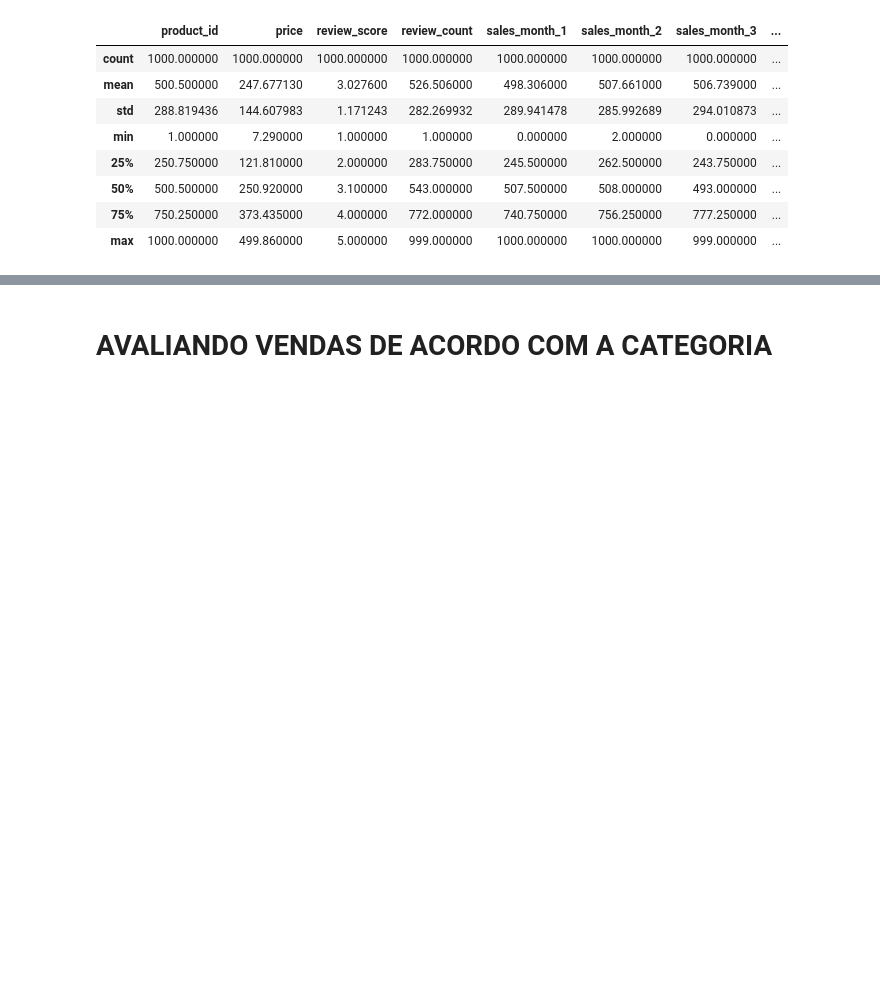
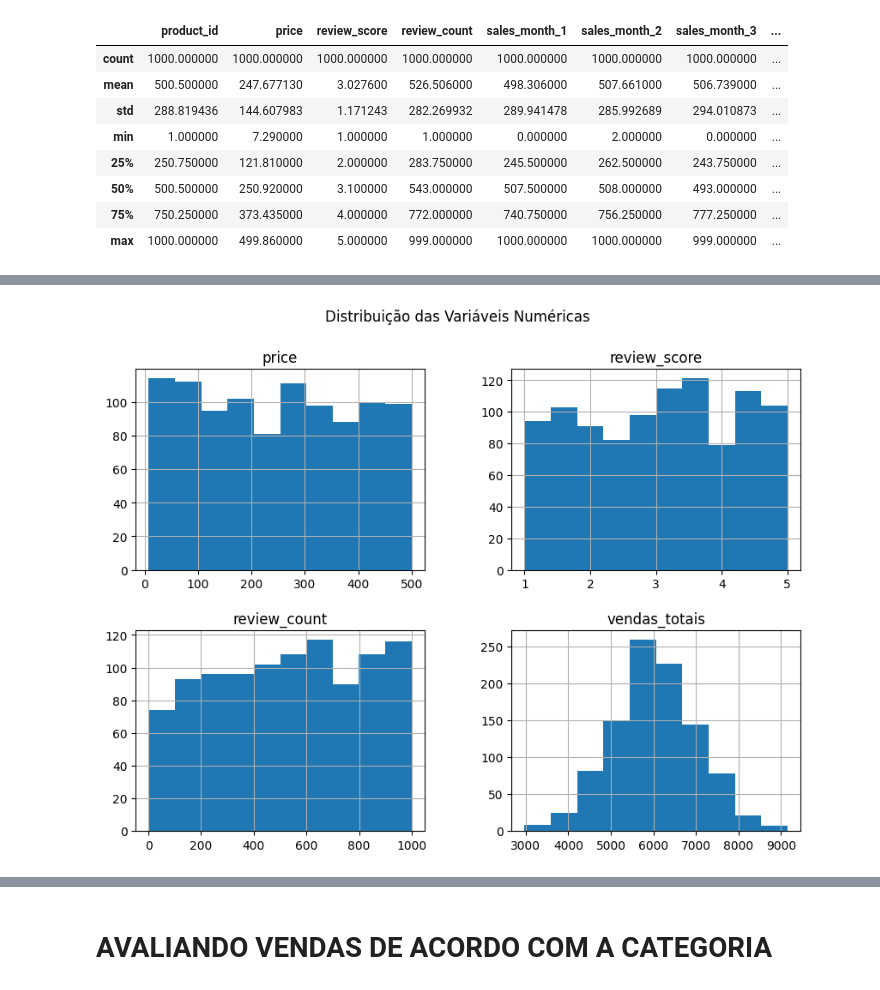
Before and after one commit to gabrielasenareis/Portfolio, a Jupyter notebook: Análise_de_vendas_ecommerce.ipynb, the cells around one changed output, grey strips where cells are left out. Saved outputs shown, nothing was run; the diff lists cells and outputs as text; code cells hidden in the pictures; blank space fills up the shorter version.

```diff
--- a/Análise_de_vendas_ecommerce.ipynb
+++ b/Análise_de_vendas_ecommerce.ipynb
@@ -134,0 +197,8 @@ df['total_sales'].sum()
+# %%
+colunas_numericas = ['price', 'review_score', 'review_count', 'vendas_totais']
+# %%
+df[colunas_numericas].hist(figsize=(10, 7))
+plt.suptitle('Distribuição das Variáveis Numéricas')
+plt.show()
+# %% [output]
+[figure, added]
```
Also changed, not shown: parts of 51 cells of this notebook.
